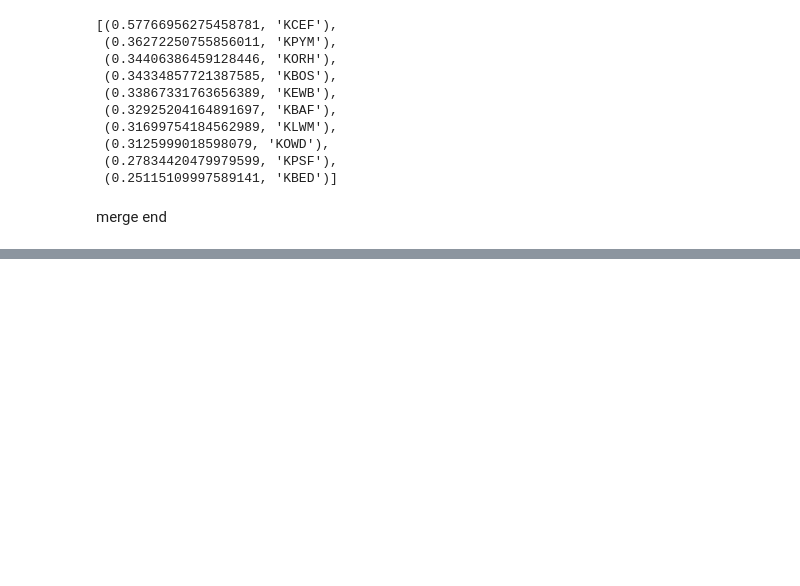
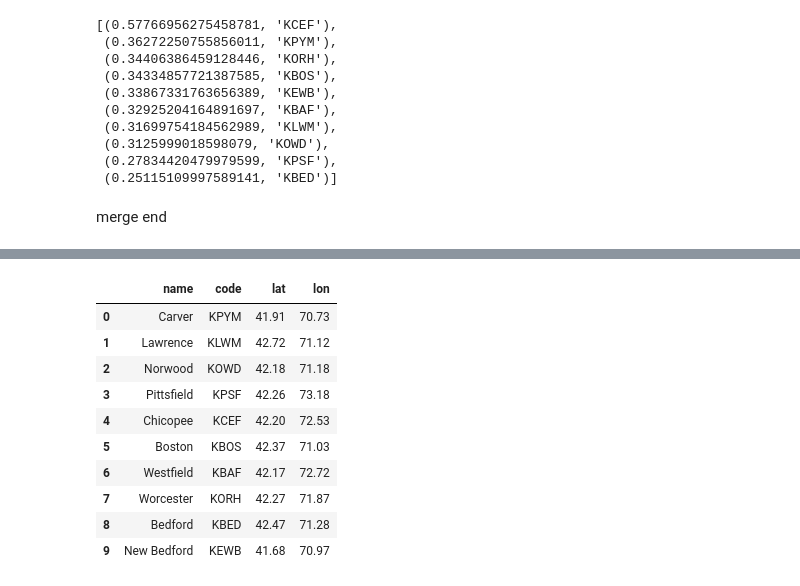
Before and after one commit to therealchuckliu/MCWeather, a Jupyter notebook: 02_Bayesian_Networks.ipynb, the cells around one changed output, grey strips where cells are left out. Saved outputs shown, nothing was run; the diff lists cells and outputs as text; code cells hidden in the pictures; blank space fills up the shorter version.

```diff
--- a/02_Bayesian_Networks.ipynb
+++ b/02_Bayesian_Networks.ipynb
@@ -149,0 +165,21 @@ merge end
+# %%
+dfgeo = pd.read_csv('data/geoinfo.tsv', sep='\t')
+dfgeo.set_index('name', inplace=True)
+dfmunis = pd.DataFrame(list(ds.munis.items()), columns=['code', 'name'])
+dfmunis.set_index('name', inplace=True)
+
+dfjoined = dfmunis.join(dfgeo)
+dfjoined.reset_index(inplace=True)
+dfjoined
+# %% [output]
+|  | name | code | lat | lon |
+| 0 | Carver | KPYM | 41.91 | 70.73 |
+| 1 | Lawrence | KLWM | 42.72 | 71.12 |
+| 2 | Norwood | KOWD | 42.18 | 71.18 |
+| 3 | Pittsfield | KPSF | 42.26 | 73.18 |
+| 4 | Chicopee | KCEF | 42.20 | 72.53 |
+| 5 | Boston | KBOS | 42.37 | 71.03 |
+| 6 | Westfield | KBAF | 42.17 | 72.72 |
+| 7 | Worcester | KORH | 42.27 | 71.87 |
+| 8 | Bedford | KBED | 42.47 | 71.28 |
+| 9 | New Bedford | KEWB | 41.68 | 70.97 |
```
Also changed, not shown: parts of 5 cells of this notebook, 1 other file.
